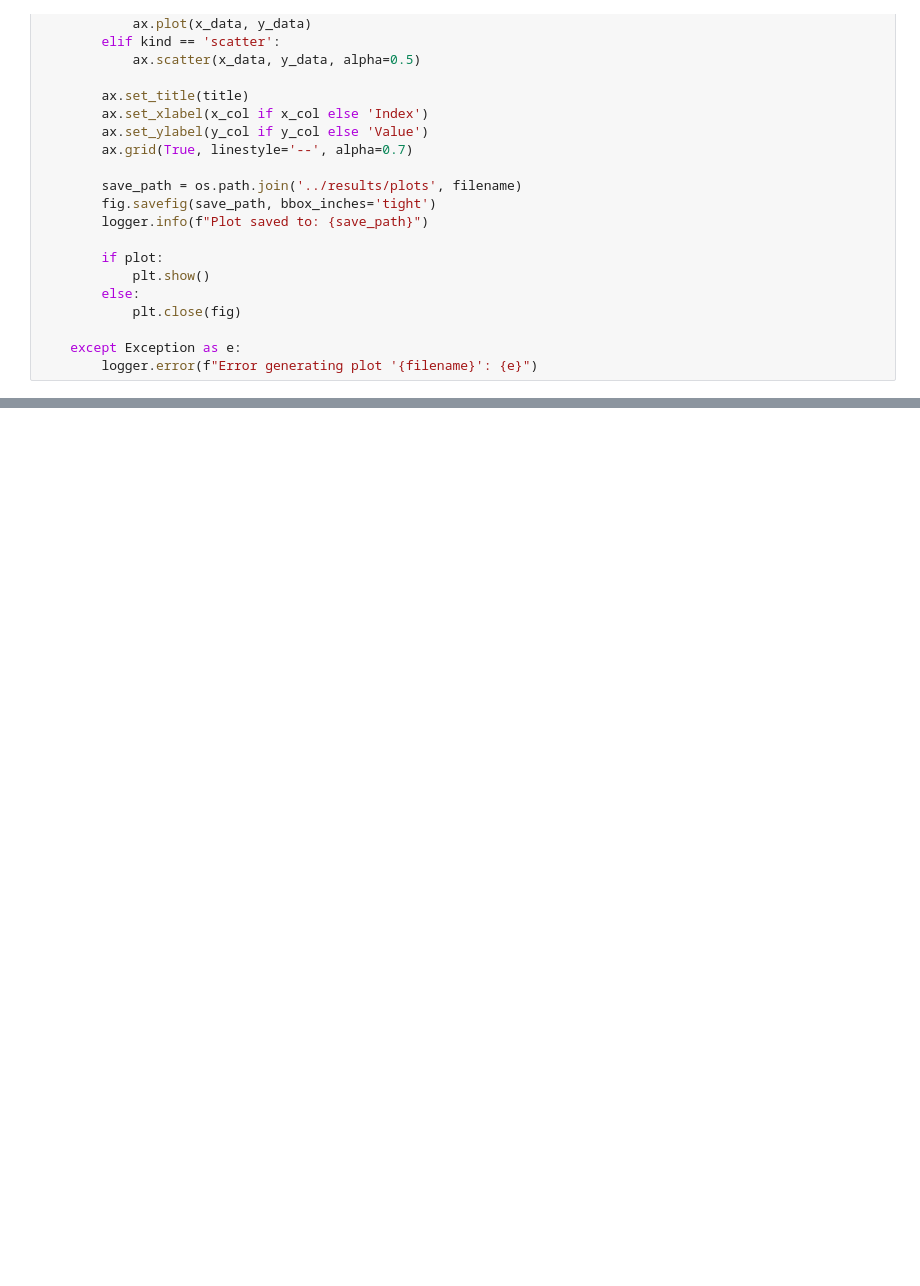
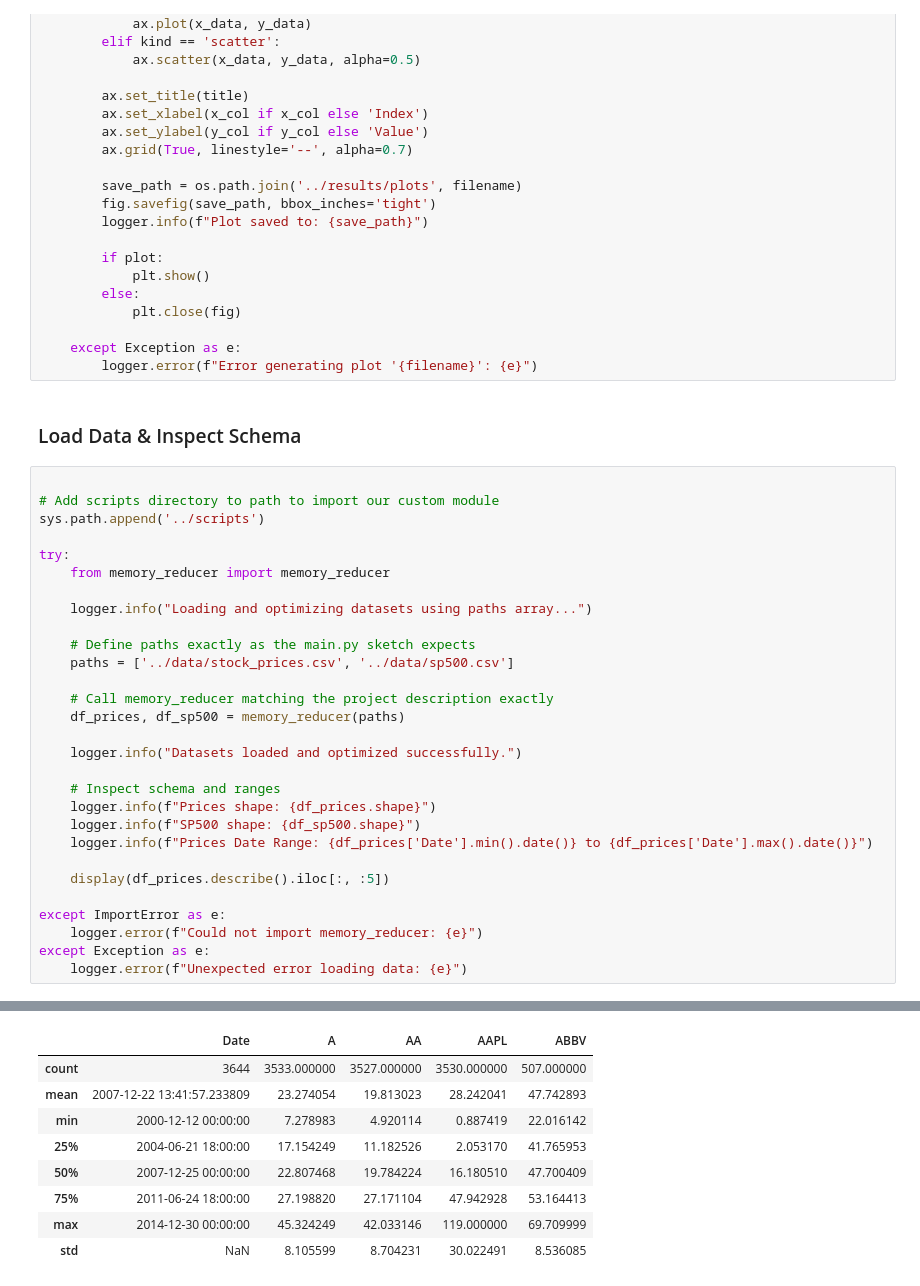
Before and after one commit to mahdikheirkhah/backtesting-sp500, a Jupyter notebook: notebook/analysis.ipynb, the cells around one changed output, grey strips where cells are left out. Drawn from its saved outputs; the diff is of its cells as text; blank space fills up the shorter version.

```diff
--- a/notebook/analysis.ipynb
+++ b/notebook/analysis.ipynb
@@ -51,3 +55,35 @@ def generate_plot(data, x_col, y_col, title, filename, plot=False, kind='line'):
 
     except Exception as e:
         logger.error(f"Error generating plot '{filename}': {e}")
+# %% [markdown]
+### Load Data & Inspect Schema
+# %%
+
+# Add scripts directory to path to import our custom module
+sys.path.append('../scripts')
+
+try:
+    from memory_reducer import memory_reducer
+
+    logger.info("Loading and optimizing datasets using paths array...")
+
+    # Define paths exactly as the main.py sketch expects
+    paths = ['../data/stock_prices.csv', '../data/sp500.csv']
+
+    # Call memory_reducer matching the project description exactly
+    df_prices, df_sp500 = memory_reducer(paths)
+
+    logger.info("Datasets loaded and optimized successfully.")
+
+    # Inspect schema and ranges
+    logger.info(f"Prices shape: {df_prices.shape}")
+    logger.info(f"SP500 shape: {df_sp500.shape}")
+    logger.info(f"Prices Date Range: {df_prices['Date'].min().date()} to {df_prices['Date'].max().date()}")
+
+    display(df_prices.describe().iloc[:, :5])
+
+except ImportError as e:
+    logger.error(f"Could not import memory_reducer: {e}")
+except Exception as e:
+    logger.error(f"Unexpected error loading data: {e}")
+# %% [output]
@@ -53,0 +99,9 @@ def generate_plot(data, x_col, y_col, title, filename, plot=False, kind='line'):
+|  | Date | A | AA | AAPL | ABBV |
+| count | 3644 | 3533.000000 | 3527.000000 | 3530.000000 | 507.000000 |
+| mean | 2007-12-22 13:41:57.233809 | 23.274054 | 19.813023 | 28.242041 | 47.742893 |
+| min | 2000-12-12 00:00:00 | 7.278983 | 4.920114 | 0.887419 | 22.016142 |
+| 25% | 2004-06-21 18:00:00 | 17.154249 | 11.182526 | 2.053170 | 41.765953 |
+| 50% | 2007-12-25 00:00:00 | 22.807468 | 19.784224 | 16.180510 | 47.700409 |
+| 75% | 2011-06-24 18:00:00 | 27.198820 | 27.171104 | 47.942928 | 53.164413 |
+| max | 2014-12-30 00:00:00 | 45.324249 | 42.033146 | 119.000000 | 69.709999 |
+| std | NaN | 8.105599 | 8.704231 | 30.022491 | 8.536085 |
```
Also changed, not shown: parts of 8 cells of this notebook, 2 other files.
